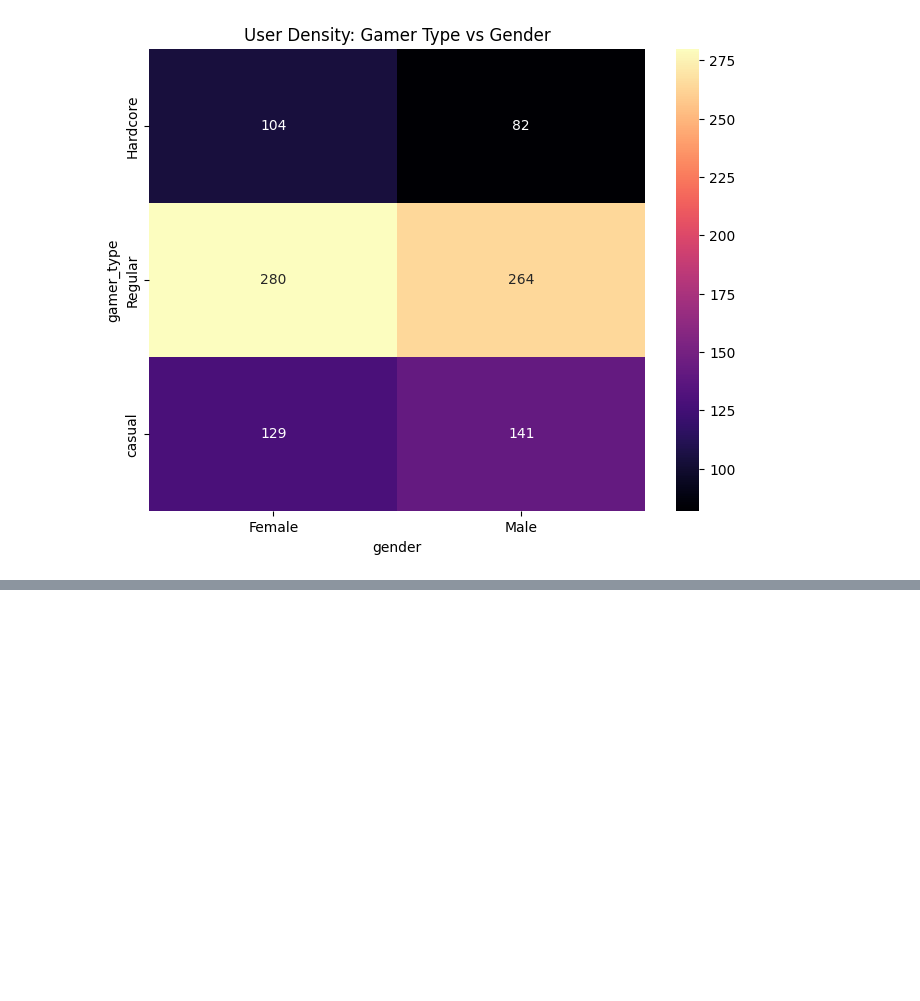
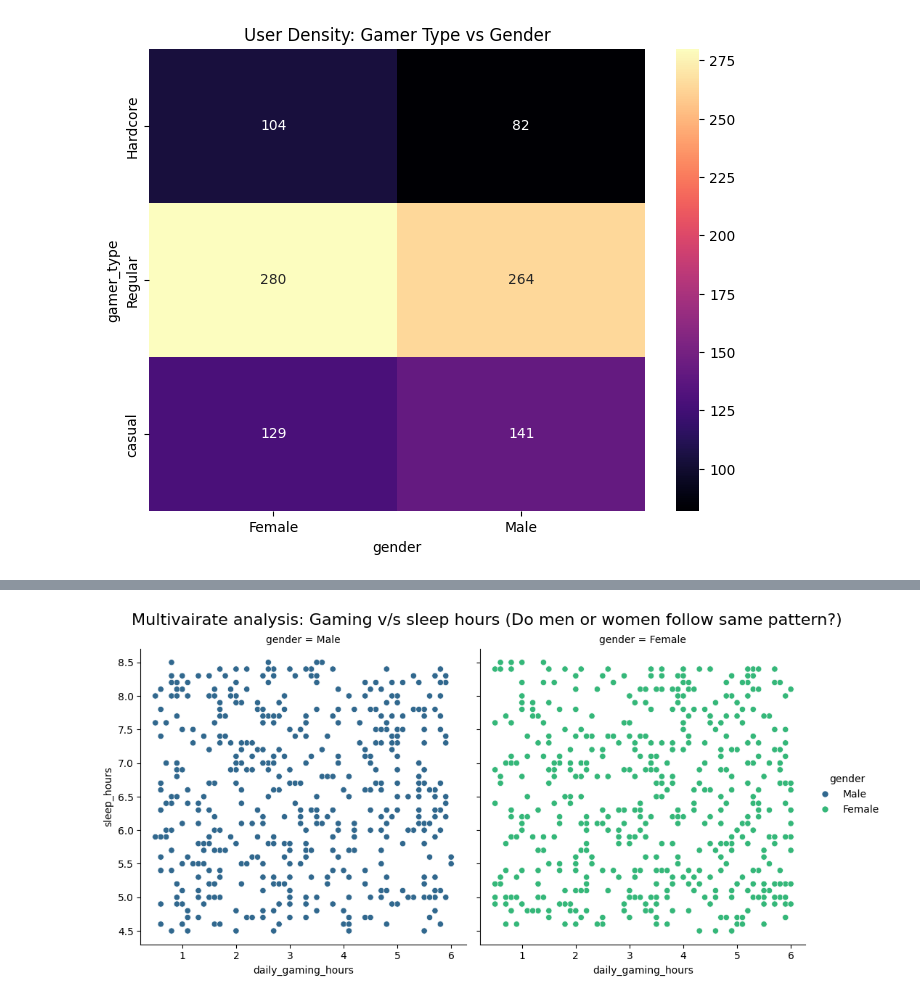
Before and after one commit to DerivativeJRM07/gaming_data_analysis, a Jupyter notebook: gaming_EDA_jrm.ipynb, the cells around one changed output, grey strips where cells are left out. Saved outputs shown, nothing was run; the diff lists cells and outputs as text; code cells hidden in the pictures; blank space fills up the shorter version.

```diff
--- a/gaming_EDA_jrm.ipynb
+++ b/gaming_EDA_jrm.ipynb
@@ -148,0 +173,6 @@ plt.show()
+# %%
+g = sns.relplot(data=df, x='daily_gaming_hours', y='sleep_hours', col='gender', hue='gender', palette='viridis', kind='scatter', height=5, aspect=1)
+g.fig.suptitle('Multivairate analysis: Gaming v/s sleep hours (Do men or women follow same pattern?)', y=1.03, fontsize=16)
+plt.show()
+# %% [output]
+[figure, added]
```
Also changed, not shown: parts of 5 cells of this notebook.
